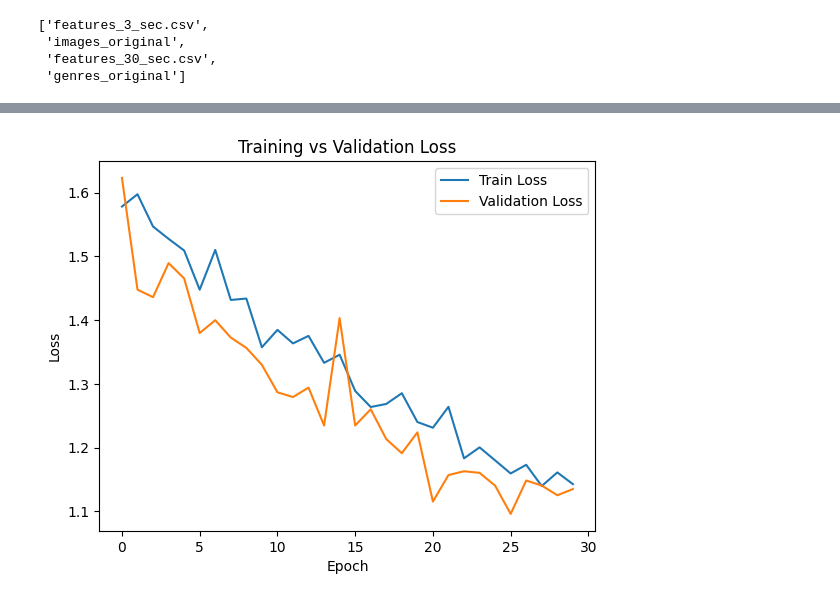
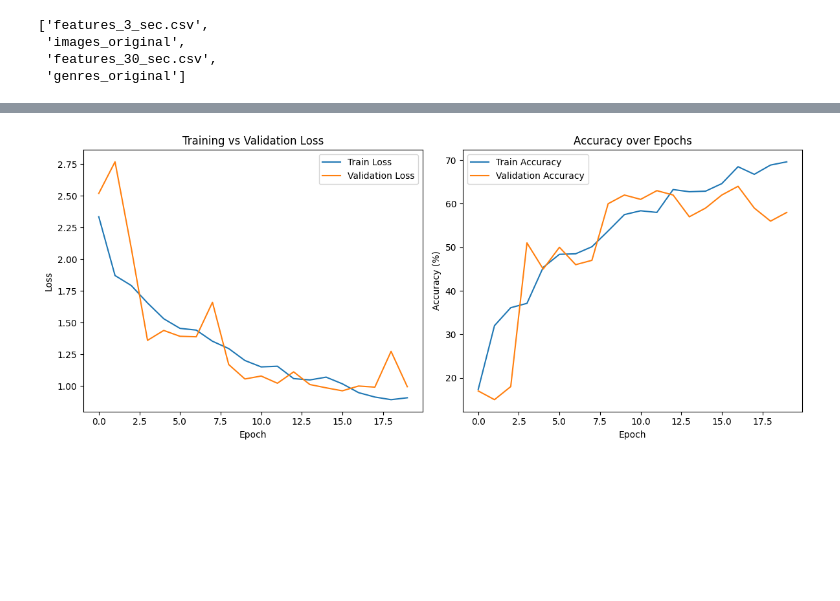
Before and after one commit to aditya-130906/music-genre-detector, a Jupyter notebook: music_genre.ipynb, the cells around one changed output, grey strips where cells are left out. Saved outputs shown, nothing was run; the diff lists cells and outputs as text; code cells hidden in the pictures; blank space fills up the shorter version.

Commit message:
Updated model with ResNet and visualizations + README

```diff
--- a/music_genre.ipynb
+++ b/music_genre.ipynb
@@ -271,7 +315,7 @@ model = GenreCNN(num_classes).to(device)
 
 optimizer = torch.optim.Adam(
     model.parameters(),
-    lr=0.0003
+    lr=0.001
 )
 
 loss_function = nn.CrossEntropyLoss()
@@ -288,7 +352,7 @@ val_losses = []
 
 best_val = float("inf")
 
-epochs = 30
+epochs = 20
 
 for epoch in range(epochs):
 
@@ -392,15 +459,35 @@ Epoch 30 | Train Loss: 1.1429 | Train Acc: 59.29% | Val Loss: 1.1350 | Val Acc:
-# %%
-from matplotlib import pyplot as plt
-
-
-plt.plot(train_losses, label="Train Loss")
-plt.plot(val_losses, label="Validation Loss")
-
-plt.xlabel("Epoch")
-plt.ylabel("Loss")
-plt.title("Training vs Validation Loss")
-plt.legend()
-
-plt.show()
-# %% [output]
-[figure, removed]
+# %%
+train_acc = [17.38, 32.00, 36.12, 37.12, 45.38, 48.38, 48.50, 50.12, 53.75, 57.50,
+             58.38, 58.00, 63.25, 62.75, 62.88, 64.62, 68.50, 66.75, 68.88, 69.62]
+
+val_acc = [17.00, 15.00, 18.00, 51.00, 45.00, 50.00, 46.00, 47.00, 60.00, 62.00,
+           61.00, 63.00, 62.00, 57.00, 59.00, 62.00, 64.00, 59.00, 56.00, 58.00]
+# from  training logs
+# %%
+
+from matplotlib import pyplot as plt
+
+import matplotlib.pyplot as plt
+
+fig, axes = plt.subplots(1, 2, figsize=(12, 5))
+
+# 📉 Loss plot
+axes[0].plot(train_losses, label="Train Loss")
+axes[0].plot(val_losses, label="Validation Loss")
+axes[0].set_title("Training vs Validation Loss")
+axes[0].set_xlabel("Epoch")
+axes[0].set_ylabel("Loss")
+axes[0].legend()
+
+# 📈 Accuracy plot
+axes[1].plot(train_acc, label="Train Accuracy")
+axes[1].plot(val_acc, label="Validation Accuracy")
+axes[1].set_title("Accuracy over Epochs")
+axes[1].set_xlabel("Epoch")
+axes[1].set_ylabel("Accuracy (%)")
+axes[1].legend()
+
+plt.tight_layout()
+plt.show()
+# %% [output]
+[figure, added]
```
Also changed, not shown: parts of 9 cells of this notebook, 1 other file.
